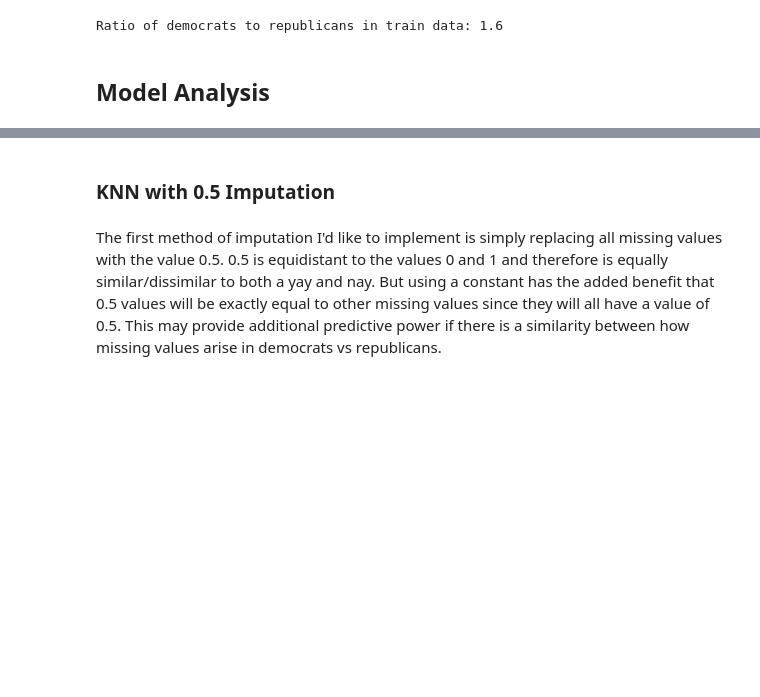
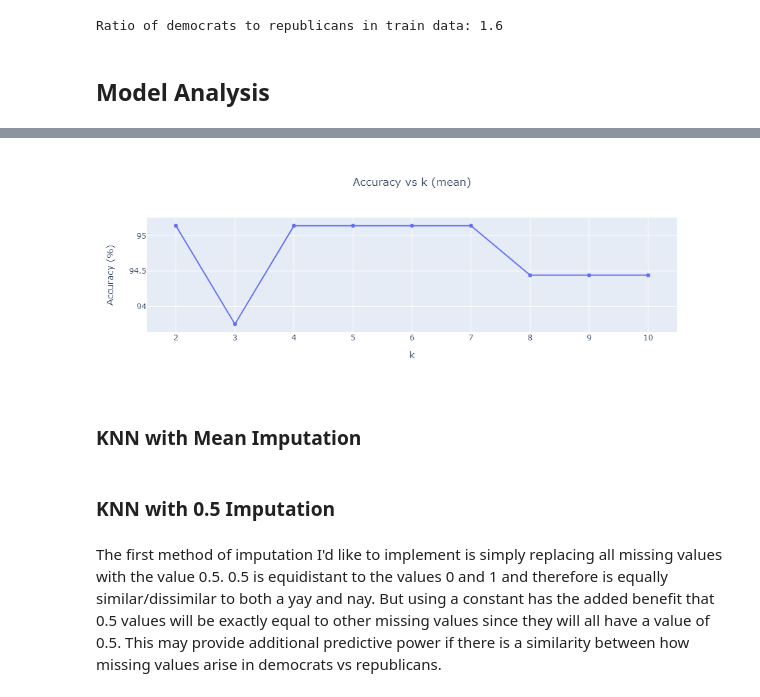
Before and after one commit to kenneth-liao/KNN, a Jupyter notebook: KNN.ipynb, the cells around one changed output, grey strips where cells are left out. Saved outputs shown, nothing was run; the diff lists cells and outputs as text; code cells hidden in the pictures; blank space fills up the shorter version.

```diff
--- a/KNN.ipynb
+++ b/KNN.ipynb
@@ -306,0 +416,8 @@ Ratio of democrats to republicans in train data: 1.6
+# %%
+m = Model(X_train, X_test, y_train, y_test, method='mean', k_range=[2,10])
+m.run()
+m.plot_k()
+# %% [output]
+[figure, added]
+# %% [markdown]
+### KNN with Mean Imputation
```
Also changed, not shown: parts of 31 cells of this notebook.
